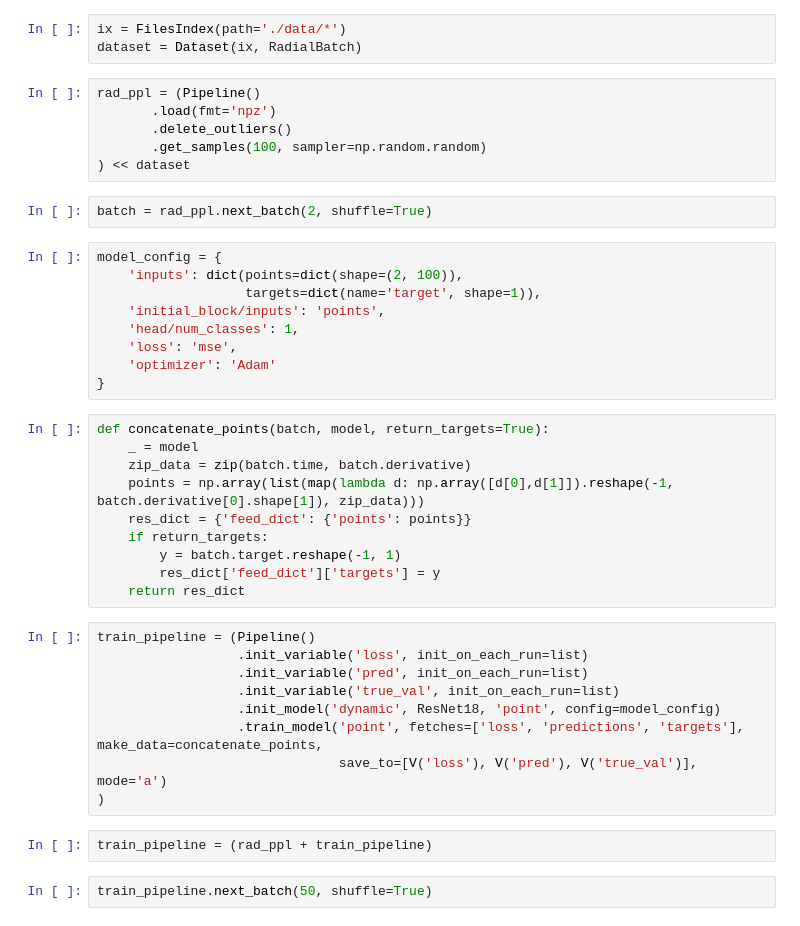
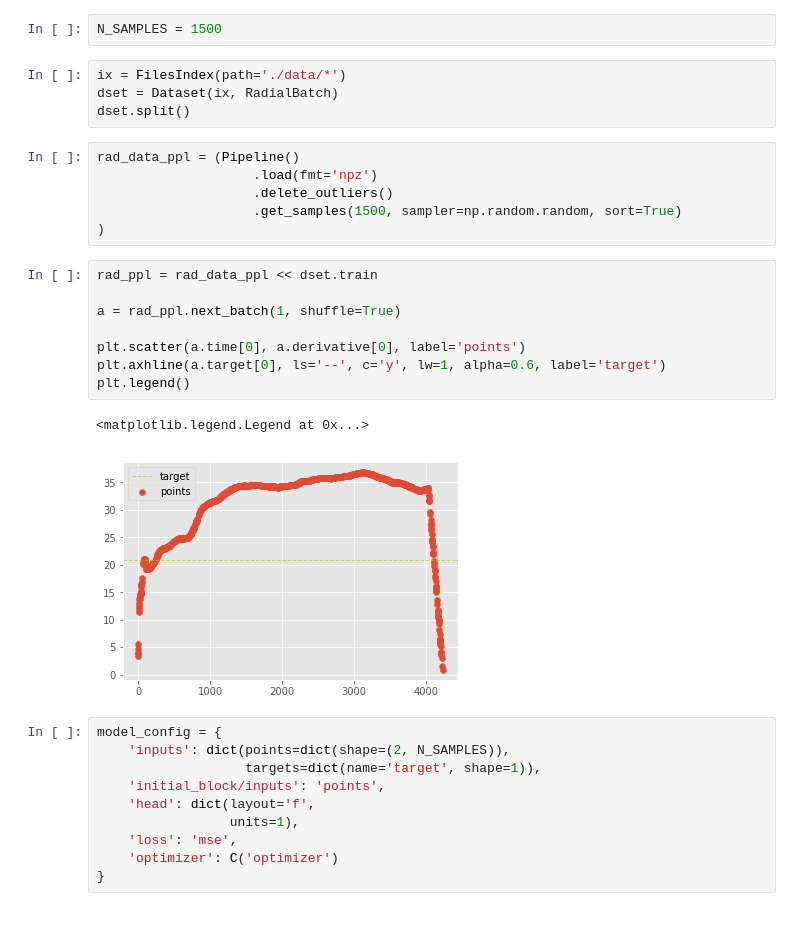
Before and after one commit to analysiscenter/radial, a Jupyter notebook: models/radial_model.ipynb, the cells around one changed output. Cells and saved outputs as stored; diff of their text form.

Commit message:
updated batch class and notebooks

```diff
--- a/models/radial_model.ipynb
+++ b/models/radial_model.ipynb
@@ -14,43 +59,33 @@ plt.style.use('ggplot')
+# %%
+N_SAMPLES = 1500
 # %%
 ix = FilesIndex(path='./data/*')
-dataset = Dataset(ix, RadialBatch)
+dset = Dataset(ix, RadialBatch)
+dset.split()
 # %%
-rad_ppl = (Pipeline()
-       .load(fmt='npz')
-       .delete_outliers()
-       .get_samples(100, sampler=np.random.random)
-) << dataset
+rad_data_ppl = (Pipeline()
+                    .load(fmt='npz')
+                    .delete_outliers()
+                    .get_samples(1500, sampler=np.random.random, sort=True)
+)
-# %%
-batch = rad_ppl.next_batch(2, shuffle=True)
+# %%
+rad_ppl = rad_data_ppl << dset.train
+
+a = rad_ppl.next_batch(1, shuffle=True)
+
+plt.scatter(a.time[0], a.derivative[0], label='points')
+plt.axhline(a.target[0], ls='--', c='y', lw=1, alpha=0.6, label='target')
+plt.legend()
+# %% [output]
+<matplotlib.legend.Legend at 0x...>
+[figure, added]
 # %%
 model_config = {
-    'inputs': dict(points=dict(shape=(2, 100)),
+    'inputs': dict(points=dict(shape=(2, N_SAMPLES)),
                    targets=dict(name='target', shape=1)),
     'initial_block/inputs': 'points',
-    'head/num_classes': 1,
+    'head': dict(layout='f',
+                 units=1),
     'loss': 'mse',
-    'optimizer': 'Adam'
+    'optimizer': C('optimizer')
 }
-# %%
-def concatenate_points(batch, model, return_targets=True):
-    _ = model
-    zip_data = zip(batch.time, batch.derivative)
-    points = np.array(list(map(lambda d: np.array([d[0],d[1]]).reshape(-1, batch.derivative[0].shape[1]), zip_data)))
-    res_dict = {'feed_dict': {'points': points}}
-    if return_targets:
-        y = batch.target.reshape(-1, 1)
-        res_dict['feed_dict']['targets'] = y
-    return res_dict
-# %%
-train_pipeline = (Pipeline()
-                  .init_variable('loss', init_on_each_run=list)
-                  .init_variable('pred', init_on_each_run=list)
-                  .init_variable('true_val', init_on_each_run=list)
-                  .init_model('dynamic', ResNet18, 'point', config=model_config)
-                  .train_model('point', fetches=['loss', 'predictions', 'targets'], make_data=concatenate_points,
-                               save_to=[V('loss'), V('pred'), V('true_val')], mode='a')
-)
-# %%
-train_pipeline = (rad_ppl + train_pipeline)
-# %%
-train_pipeline.next_batch(50, shuffle=True)
```
Also changed, not shown: parts of 17 cells of this notebook, 2 other files.
